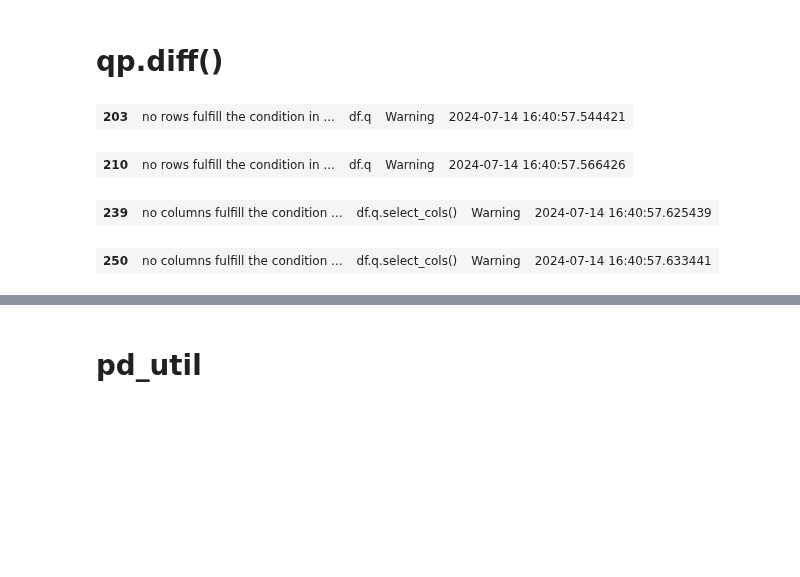
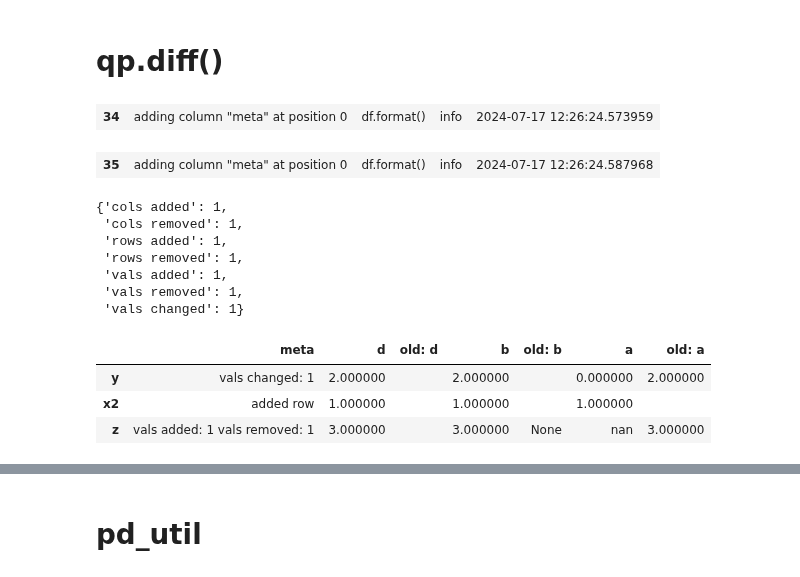
Before and after one commit to MartinVoelkl94/qplib_dev, a Jupyter notebook: prototyping.ipynb, the cells around one changed output, grey strips where cells are left out. Drawn from its saved outputs; the diff is of its cells as text; code cells hidden in the pictures; blank space fills up the shorter version.

```diff
--- a/prototyping.ipynb
+++ b/prototyping.ipynb
@@ -1060,39 +1060,36 @@ cards = pd.read_csv('data/cards.csv')
 # %%
 
 import pandas as pd
 import numpy as np
 import copy
 import os
 import datetime
 
 from IPython.display import display
 from ipywidgets import interact, widgets
 from pandas.api.extensions import register_dataframe_accessor
 
-from qplib.pd_util import _format_df
-from qplib.util import log
+from qplib.pd_util import _format_df, get_dfs
+from qplib.util import log, GREEN, RED, ORANGE, GREEN_LIGHT, RED_LIGHT, ORANGE_LIGHT
 from qplib.types import qp_date, qp_na, qpDict
 
 
 
 
-if 'cards' not in globals():
-    cards = pd.read_csv('data/cards.csv')
+df_new, df_old = get_dfs()
 
-cards1 = cards.q(
-    r"""
-    toughness ´r >1 & <4  ´m x= None
-    power ´r // is na  ´m abc
-    ´n new col  ´m text
-
-    power // toughness // new col
-    """,
-    diff=None,
-    inplace=False,
-    verbosity=3,
-    )
+_show_differences(df_new, df_old, show='new+', max_cols=200, max_rows=20, verbosity=3)
 # %% [output]
-| 203 | no rows fulfill the condition in ... | df.q | Warning | 2024-07-14 16:40:57.544421 |
+| 34 | adding column "meta" at position 0 | df.format() | info | 2024-07-17 12:26:24.573959 |
-| 210 | no rows fulfill the condition in ... | df.q | Warning | 2024-07-14 16:40:57.566426 |
+| 35 | adding column "meta" at position 0 | df.format() | info | 2024-07-17 12:26:24.587968 |
+{'cols added': 1,
+ 'cols removed': 1,
+ 'rows added': 1,
+ 'rows removed': 1,
+ 'vals added': 1,
+ 'vals removed': 1,
+ 'vals changed': 1}
-| 239 | no columns fulfill the condition ... | df.q.select_cols() | Warning | 2024-07-14 16:40:57.625439 |
+|  | meta | d | old: d | b | old: b | a | old: a |
+| y | vals changed: 1 | 2.000000 |  | 2.000000 |  | 0.000000 | 2.000000 |
+| x2 | added row | 1.000000 |  | 1.000000 |  | 1.000000 |  |
+| z | vals added: 1 vals removed: 1 | 3.000000 |  | 3.000000 | None | nan | 3.000000 |
-| 250 | no columns fulfill the condition ... | df.q.select_cols() | Warning | 2024-07-14 16:40:57.633441 |
```
Also changed, not shown: parts of 3 cells of this notebook, 2 other files.
